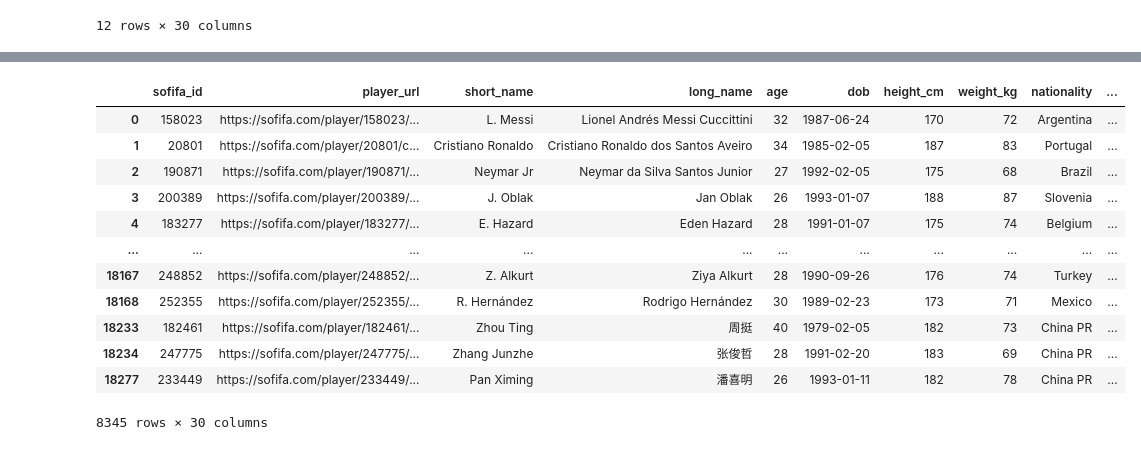
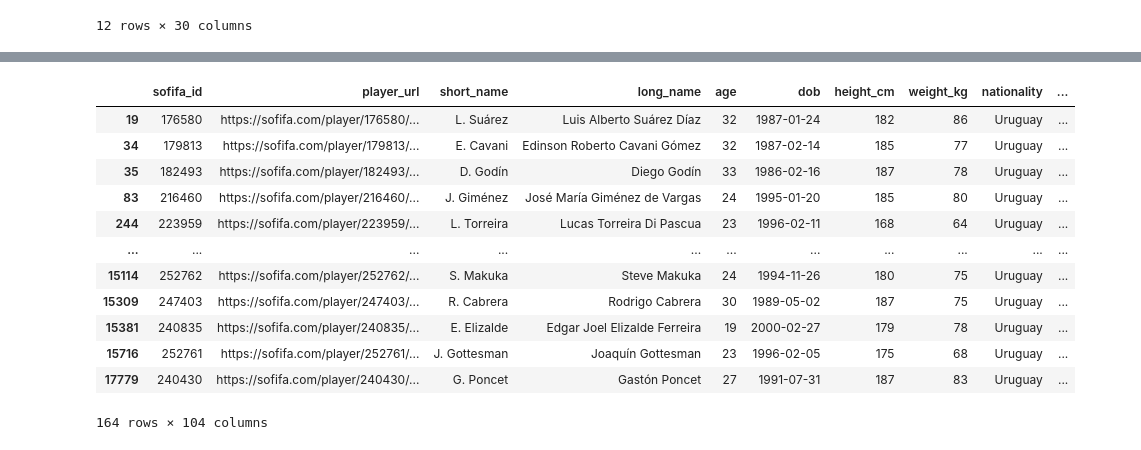
Before and after one commit to SudarshanIngole/Machine-Learning-Projects, a Jupyter notebook: PRCP_FIFA_20.ipynb, the cells around one changed output, grey strips where cells are left out. Saved outputs shown, nothing was run; the diff lists cells and outputs as text; code cells hidden in the pictures.

```diff
--- a/PRCP_FIFA_20.ipynb
+++ b/PRCP_FIFA_20.ipynb
@@ -17,7 +17,7 @@ Exploratory Data Analysis
 
 ---
 # %%
-data = pd.read_csv('players_20.csv')
+data = pd.read_csv('/content/players_20.csv')
 # %% [markdown]
 **We are checking the top 5 records of dataset**
 # %%
@@ -110,16 +238,16 @@ data.loc[data['age']==data['age'].min(), data.columns[:30]]
 # %%
-data.loc[data['age']>25, data.columns[:30]]
+data.loc[data['nationality'] == 'Uruguay']
 # %% [output]
 |  | sofifa_id | player_url | short_name | long_name | age | dob | height_cm | weight_kg | nationality | ... |
-| 0 | 158023 | https://sofifa.com/player/158023/... | L. Messi | Lionel Andrés Messi Cuccittini | 32 | 1987-06-24 | 170 | 72 | Argentina | ... |
-| 1 | 20801 | https://sofifa.com/player/20801/c... | Cristiano Ronaldo | Cristiano Ronaldo dos Santos Aveiro | 34 | 1985-02-05 | 187 | 83 | Portugal | ... |
-| 2 | 190871 | https://sofifa.com/player/190871/... | Neymar Jr | Neymar da Silva Santos Junior | 27 | 1992-02-05 | 175 | 68 | Brazil | ... |
-| 3 | 200389 | https://sofifa.com/player/200389/... | J. Oblak | Jan Oblak | 26 | 1993-01-07 | 188 | 87 | Slovenia | ... |
-| 4 | 183277 | https://sofifa.com/player/183277/... | E. Hazard | Eden Hazard | 28 | 1991-01-07 | 175 | 74 | Belgium | ... |
+| 19 | 176580 | https://sofifa.com/player/176580/... | L. Suárez | Luis Alberto Suárez Díaz | 32 | 1987-01-24 | 182 | 86 | Uruguay | ... |
+| 34 | 179813 | https://sofifa.com/player/179813/... | E. Cavani | Edinson Roberto Cavani Gómez | 32 | 1987-02-14 | 185 | 77 | Uruguay | ... |
+| 35 | 182493 | https://sofifa.com/player/182493/... | D. Godín | Diego Godín | 33 | 1986-02-16 | 187 | 78 | Uruguay | ... |
+| 83 | 216460 | https://sofifa.com/player/216460/... | J. Giménez | José María Giménez de Vargas | 24 | 1995-01-20 | 185 | 80 | Uruguay | ... |
+| 244 | 223959 | https://sofifa.com/player/223959/... | L. Torreira | Lucas Torreira Di Pascua | 23 | 1996-02-11 | 168 | 64 | Uruguay | ... |
 | ... | ... | ... | ... | ... | ... | ... | ... | ... | ... | ... |
-| 18167 | 248852 | https://sofifa.com/player/248852/... | Z. Alkurt | Ziya Alkurt | 28 | 1990-09-26 | 176 | 74 | Turkey | ... |
-| 18168 | 252355 | https://sofifa.com/player/252355/... | R. Hernández | Rodrigo Hernández | 30 | 1989-02-23 | 173 | 71 | Mexico | ... |
-| 18233 | 182461 | https://sofifa.com/player/182461/... | Zhou Ting | 周挺 | 40 | 1979-02-05 | 182 | 73 | China PR | ... |
-| 18234 | 247775 | https://sofifa.com/player/247775/... | Zhang Junzhe | 张俊哲 | 28 | 1991-02-20 | 183 | 69 | China PR | ... |
-| 18277 | 233449 | https://sofifa.com/player/233449/... | Pan Ximing | 潘喜明 | 26 | 1993-01-11 | 182 | 78 | China PR | ... |
+| 15114 | 252762 | https://sofifa.com/player/252762/... | S. Makuka | Steve Makuka | 24 | 1994-11-26 | 180 | 75 | Uruguay | ... |
+| 15309 | 247403 | https://sofifa.com/player/247403/... | R. Cabrera | Rodrigo Cabrera | 30 | 1989-05-02 | 187 | 75 | Uruguay | ... |
+| 15381 | 240835 | https://sofifa.com/player/240835/... | E. Elizalde | Edgar Joel Elizalde Ferreira | 19 | 2000-02-27 | 179 | 78 | Uruguay | ... |
+| 15716 | 252761 | https://sofifa.com/player/252761/... | J. Gottesman | Joaquín Gottesman | 23 | 1996-02-05 | 175 | 68 | Uruguay | ... |
+| 17779 | 240430 | https://sofifa.com/player/240430/... | G. Poncet | Gastón Poncet | 27 | 1991-07-31 | 187 | 83 | Uruguay | ... |
-8345 rows × 30 columns
+164 rows × 104 columns
```
Also changed, not shown: parts of 18 cells of this notebook.
